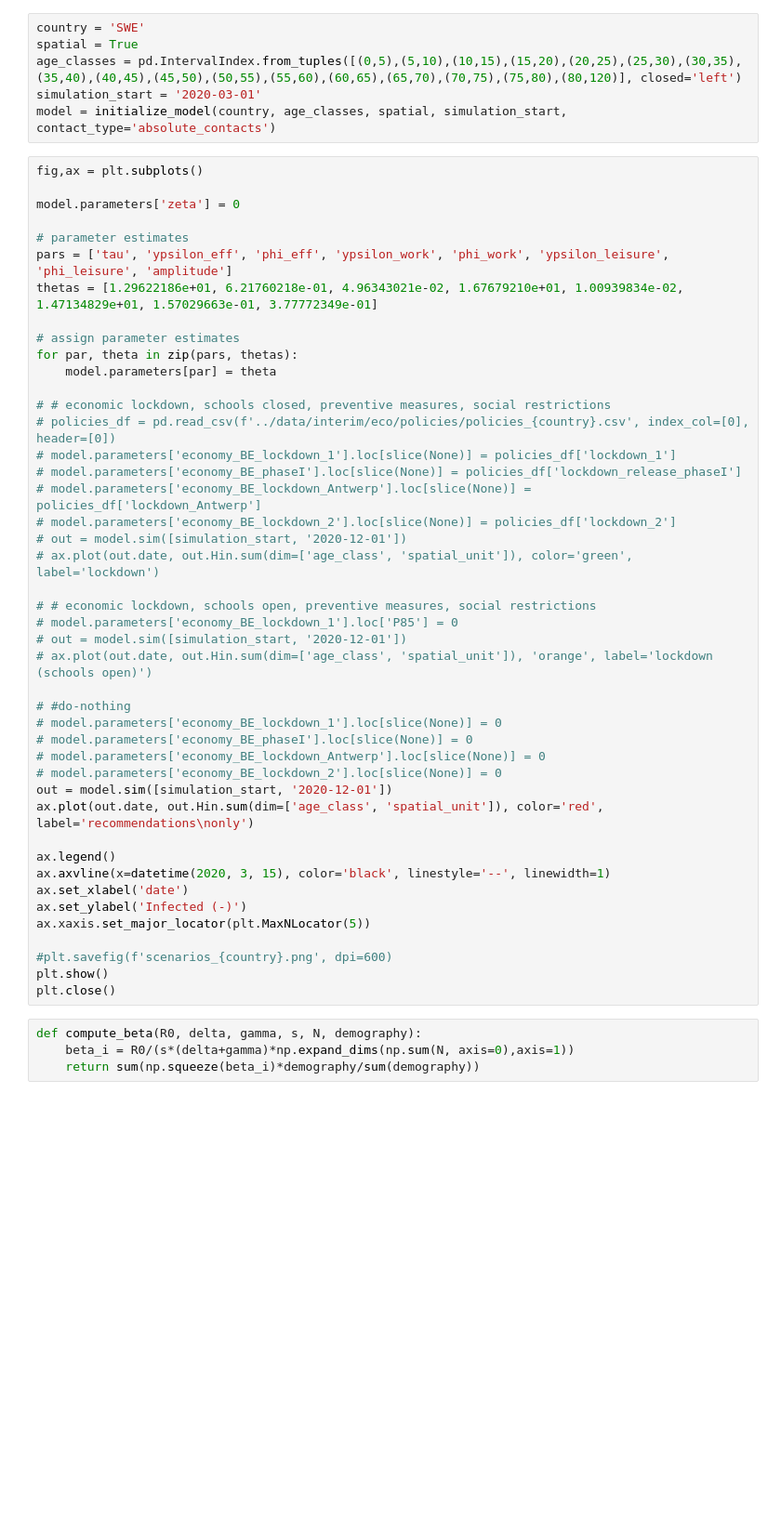
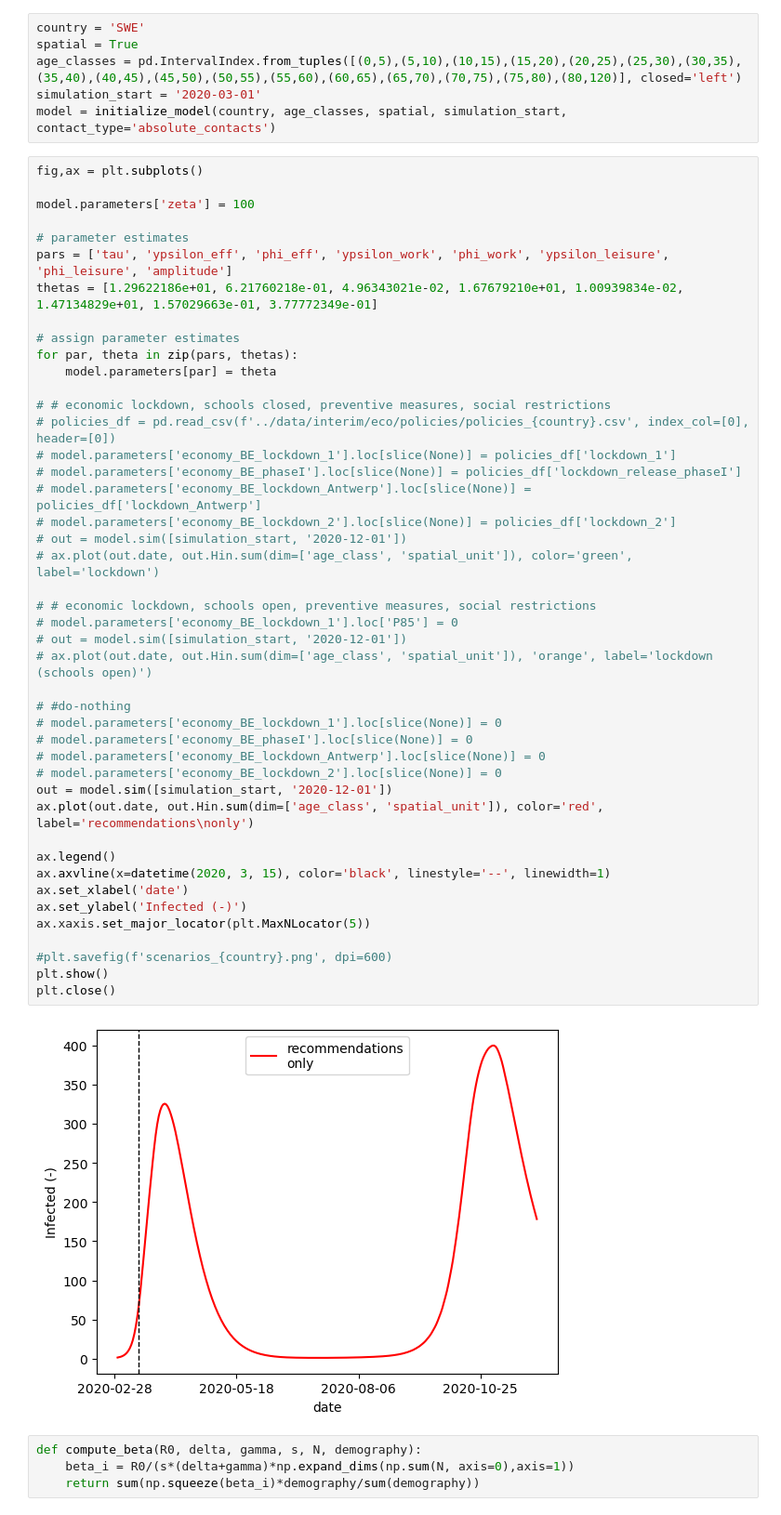
Before and after one commit to twallema/pyIEEM, a Jupyter notebook: notebooks/scratch-SIR-recurrent-mobility.ipynb, the cells around one changed output. Shown at 93% size. Drawn from its saved outputs; the diff is of its cells as text; blank space fills up the shorter version.

```diff
--- a/notebooks/scratch-SIR-recurrent-mobility.ipynb
+++ b/notebooks/scratch-SIR-recurrent-mobility.ipynb
@@ -83,7 +83,7 @@ model = initialize_model(country, age_classes, spatial, simulation_start, contac
 # %%
 fig,ax = plt.subplots()
 
-model.parameters['zeta'] = 0
+model.parameters['zeta'] = 100
 
 # parameter estimates
 pars = ['tau', 'ypsilon_eff', 'phi_eff', 'ypsilon_work', 'phi_work', 'ypsilon_leisure', 'phi_leisure', 'amplitude']
@@ -97,33 +97,35 @@ for par, theta in zip(pars, thetas):
 # policies_df = pd.read_csv(f'../data/interim/eco/policies/policies_{country}.csv', index_col=[0], header=[0])
 # model.parameters['economy_BE_lockdown_1'].loc[slice(None)] = policies_df['lockdown_1']
 # model.parameters['economy_BE_phaseI'].loc[slice(None)] = policies_df['lockdown_release_phaseI']
 # model.parameters['economy_BE_lockdown_Antwerp'].loc[slice(None)] = policies_df['lockdown_Antwerp']
 # model.parameters['economy_BE_lockdown_2'].loc[slice(None)] = policies_df['lockdown_2']
 # out = model.sim([simulation_start, '2020-12-01'])
 # ax.plot(out.date, out.Hin.sum(dim=['age_class', 'spatial_unit']), color='green', label='lockdown')
 
 # # economic lockdown, schools open, preventive measures, social restrictions
 # model.parameters['economy_BE_lockdown_1'].loc['P85'] = 0
 # out = model.sim([simulation_start, '2020-12-01'])
 # ax.plot(out.date, out.Hin.sum(dim=['age_class', 'spatial_unit']), 'orange', label='lockdown (schools open)')
 
 # #do-nothing
 # model.parameters['economy_BE_lockdown_1'].loc[slice(None)] = 0
 # model.parameters['economy_BE_phaseI'].loc[slice(None)] = 0
 # model.parameters['economy_BE_lockdown_Antwerp'].loc[slice(None)] = 0
 # model.parameters['economy_BE_lockdown_2'].loc[slice(None)] = 0
 out = model.sim([simulation_start, '2020-12-01'])
 ax.plot(out.date, out.Hin.sum(dim=['age_class', 'spatial_unit']), color='red', label='recommendations\nonly')
 
 ax.legend()
 ax.axvline(x=datetime(2020, 3, 15), color='black', linestyle='--', linewidth=1)
 ax.set_xlabel('date')
 ax.set_ylabel('Infected (-)')
 ax.xaxis.set_major_locator(plt.MaxNLocator(5))
 
 #plt.savefig(f'scenarios_{country}.png', dpi=600)
 plt.show()
 plt.close()
+# %% [output]
+[figure, added]
 # %%
 def compute_beta(R0, delta, gamma, s, N, demography):
     beta_i = R0/(s*(delta+gamma)*np.expand_dims(np.sum(N, axis=0),axis=1))
```
Also changed, not shown: 5 other files.
